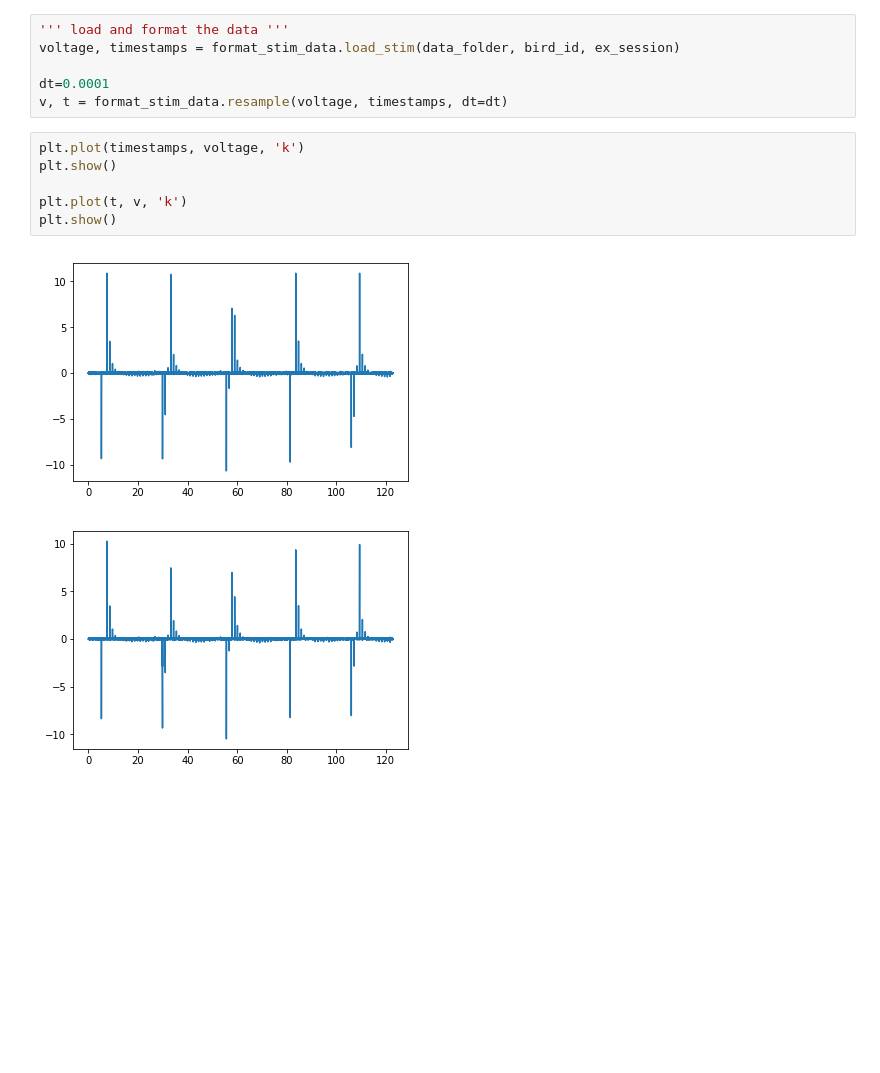
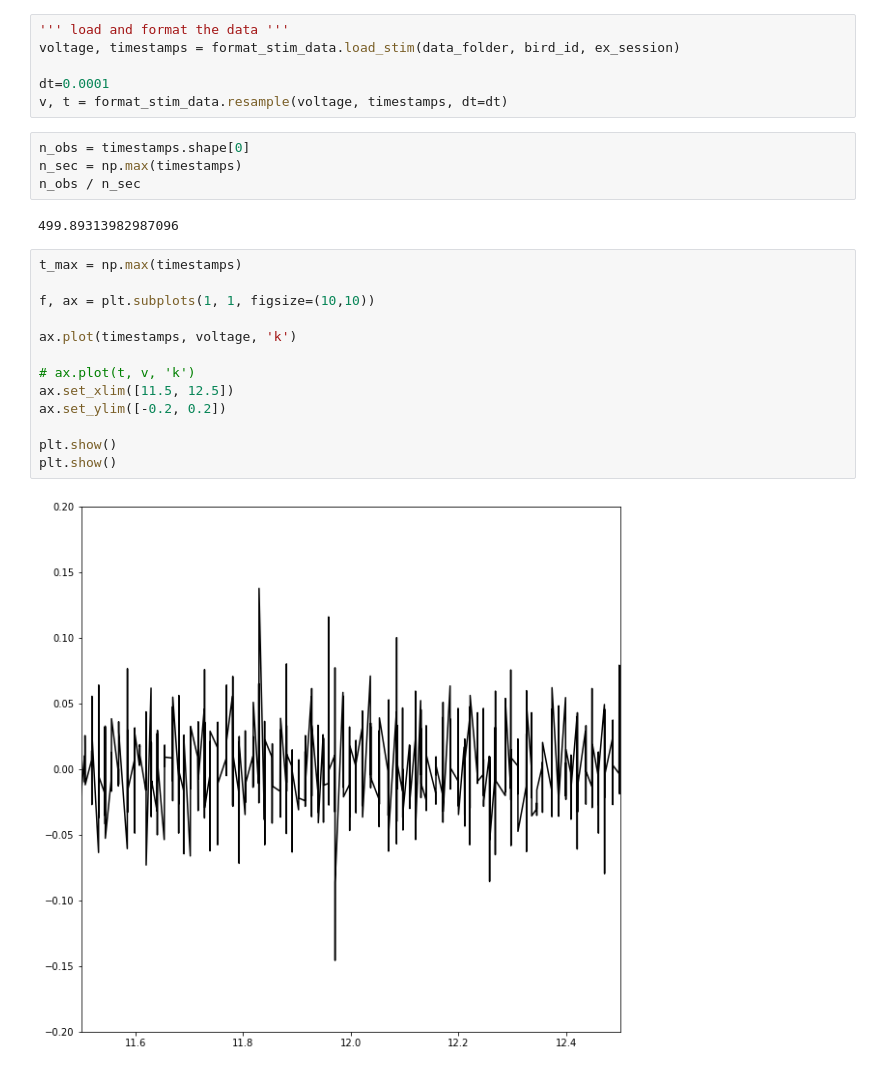
Before and after one commit to isabellow/lhy_hpc, a Jupyter notebook: stim/plot_antidromic_responses.ipynb, the cells around one changed output. Drawn from its saved outputs; the diff is of its cells as text; blank space fills up the shorter version.

```diff
--- a/stim/plot_antidromic_responses.ipynb
+++ b/stim/plot_antidromic_responses.ipynb
@@ -39,15 +38,27 @@ voltage, timestamps = format_stim_data.load_stim(data_folder, bird_id, ex_sessio
 
 dt=0.0001
 v, t = format_stim_data.resample(voltage, timestamps, dt=dt)
-# %%
-plt.plot(timestamps, voltage, 'k')
-plt.show()
-
-plt.plot(t, v, 'k')
-plt.show()
-# %% [output]
-[figure, removed]
-[figure, removed]
+# %%
+n_obs = timestamps.shape[0]
+n_sec = np.max(timestamps)
+n_obs / n_sec
+# %% [output]
+499.89313982987096
+# %%
+t_max = np.max(timestamps)
+
+f, ax = plt.subplots(1, 1, figsize=(10,10))
+
+ax.plot(timestamps, voltage, 'k')
+
+# ax.plot(t, v, 'k')
+ax.set_xlim([11.5, 12.5])
+ax.set_ylim([-0.2, 0.2])
+
+plt.show()
+plt.show()
+# %% [output]
+[figure, added]
 # %%
 from scipy.signal import find_peaks
 
```
Also changed, not shown: parts of 7 cells of this notebook, 5 other files.
